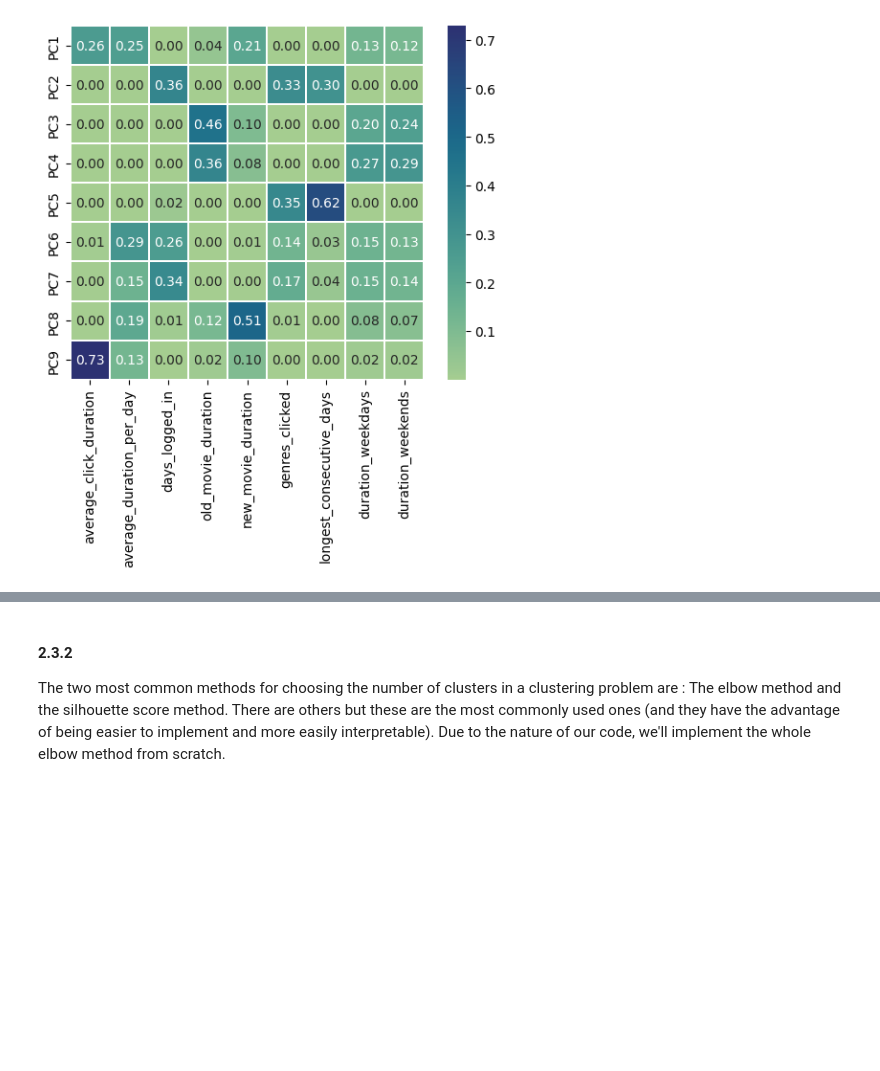
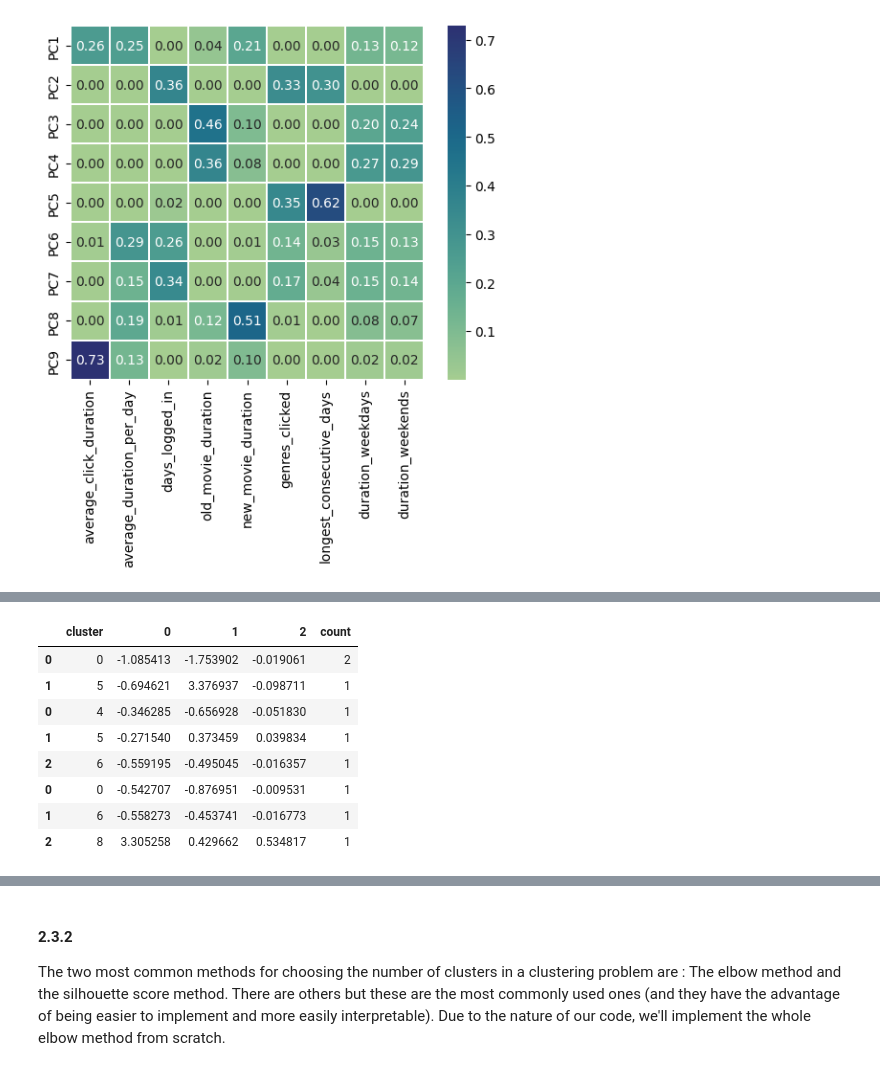
Before and after one commit to saifali03/recommendation-systems-and-clustering-everywhere, a Jupyter notebook: main.ipynb, the cells around one changed output, grey strips where cells are left out. Drawn from its saved outputs; the diff is of its cells as text; code cells hidden in the pictures; blank space fills up the shorter version.

```diff
--- a/main.ipynb
+++ b/main.ipynb
@@ -868,0 +898,16 @@ By scarcity of computation power we needed to restrict ourselves to the first 10
+# %%
+nrows = 9
+chunksize = 3
+centers = functions.init_centers_adv(k, data_path, essential_cols, nrows=nrows)
+map_res = functions.my_map(data_path, essential_cols, centers, chunksize, nrows)
+map_res
+# %% [output]
+|  | cluster | 0 | 1 | 2 | count |
+| 0 | 0 | -1.085413 | -1.753902 | -0.019061 | 2 |
+| 1 | 5 | -0.694621 | 3.376937 | -0.098711 | 1 |
+| 0 | 4 | -0.346285 | -0.656928 | -0.051830 | 1 |
+| 1 | 5 | -0.271540 | 0.373459 | 0.039834 | 1 |
+| 2 | 6 | -0.559195 | -0.495045 | -0.016357 | 1 |
+| 0 | 0 | -0.542707 | -0.876951 | -0.009531 | 1 |
+| 1 | 6 | -0.558273 | -0.453741 | -0.016773 | 1 |
+| 2 | 8 | 3.305258 | 0.429662 | 0.534817 | 1 |
```
Also changed, not shown: parts of 13 cells of this notebook.
